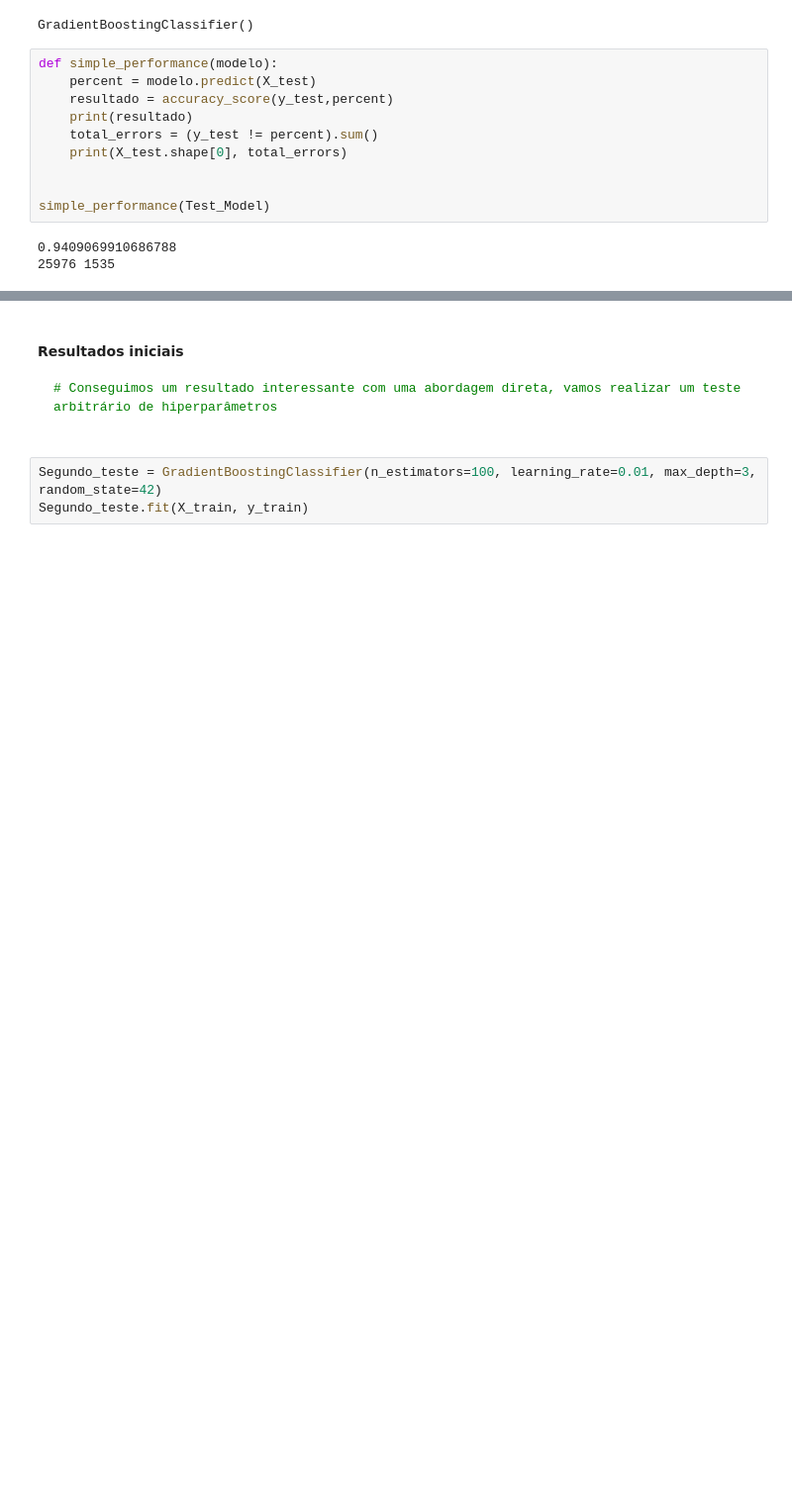
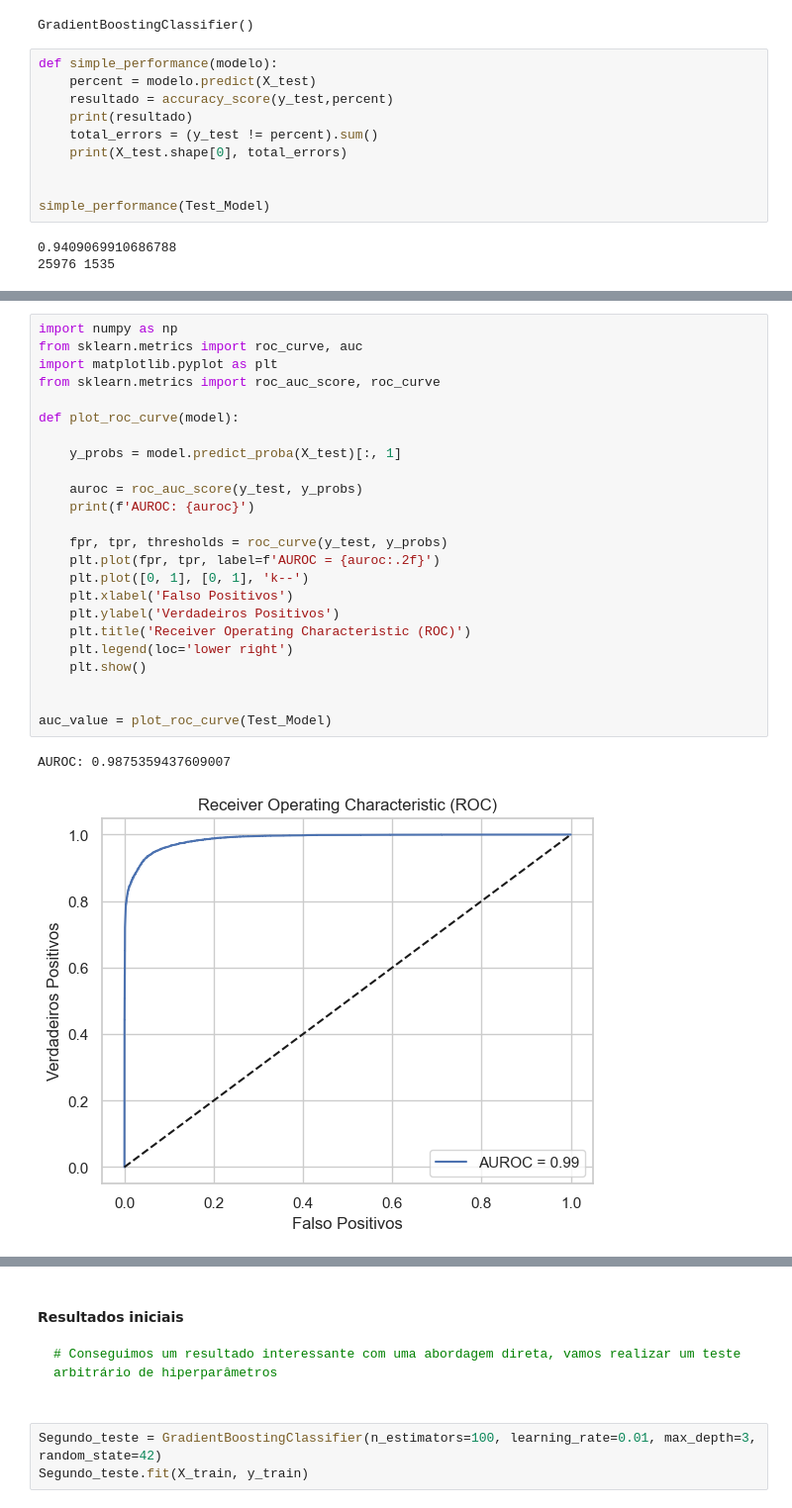
Before and after one commit to FrederickAlmeida/Airline-Passenger-Satisfaction, a Jupyter notebook: xgboost.ipynb, the cells around one changed output, grey strips where cells are left out. Shown at 99% size. Drawn from its saved outputs; the diff is of its cells as text; blank space fills up the shorter version.

```diff
--- a/xgboost.ipynb
+++ b/xgboost.ipynb
@@ -109,0 +147,27 @@ simple_performance(Test_Model)
+# %%
+import numpy as np
+from sklearn.metrics import roc_curve, auc
+import matplotlib.pyplot as plt
+from sklearn.metrics import roc_auc_score, roc_curve
+
+def plot_roc_curve(model):
+
+    y_probs = model.predict_proba(X_test)[:, 1]
+
+    auroc = roc_auc_score(y_test, y_probs)
+    print(f'AUROC: {auroc}')
+
+    fpr, tpr, thresholds = roc_curve(y_test, y_probs)
+    plt.plot(fpr, tpr, label=f'AUROC = {auroc:.2f}')
+    plt.plot([0, 1], [0, 1], 'k--')
+    plt.xlabel('Falso Positivos')
+    plt.ylabel('Verdadeiros Positivos')
+    plt.title('Receiver Operating Characteristic (ROC)')
+    plt.legend(loc='lower right')
+    plt.show()
+
+
+auc_value = plot_roc_curve(Test_Model)
+# %% [output]
+AUROC: 0.9875359437609007
+[figure, added]
```
Also changed, not shown: parts of 14 cells of this notebook, 1 other file.
